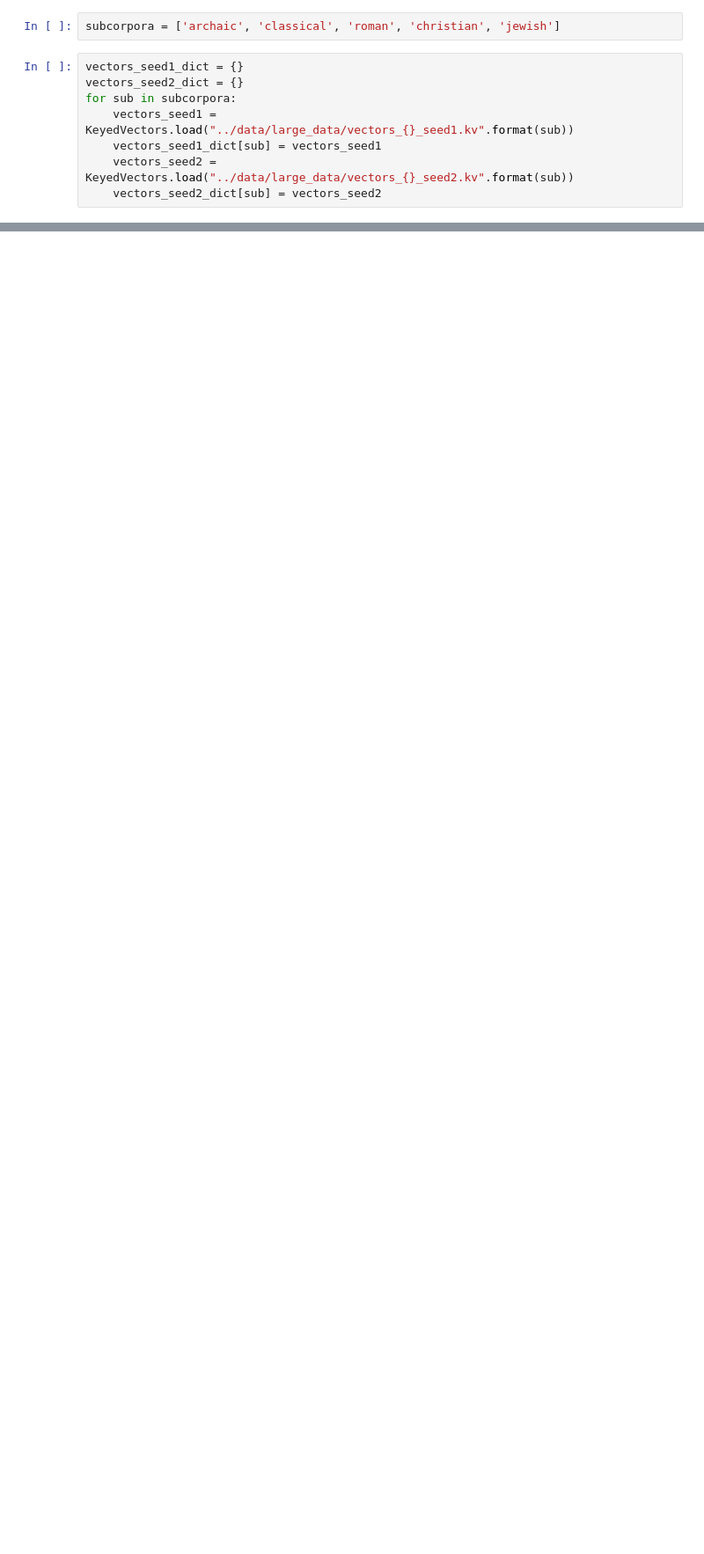
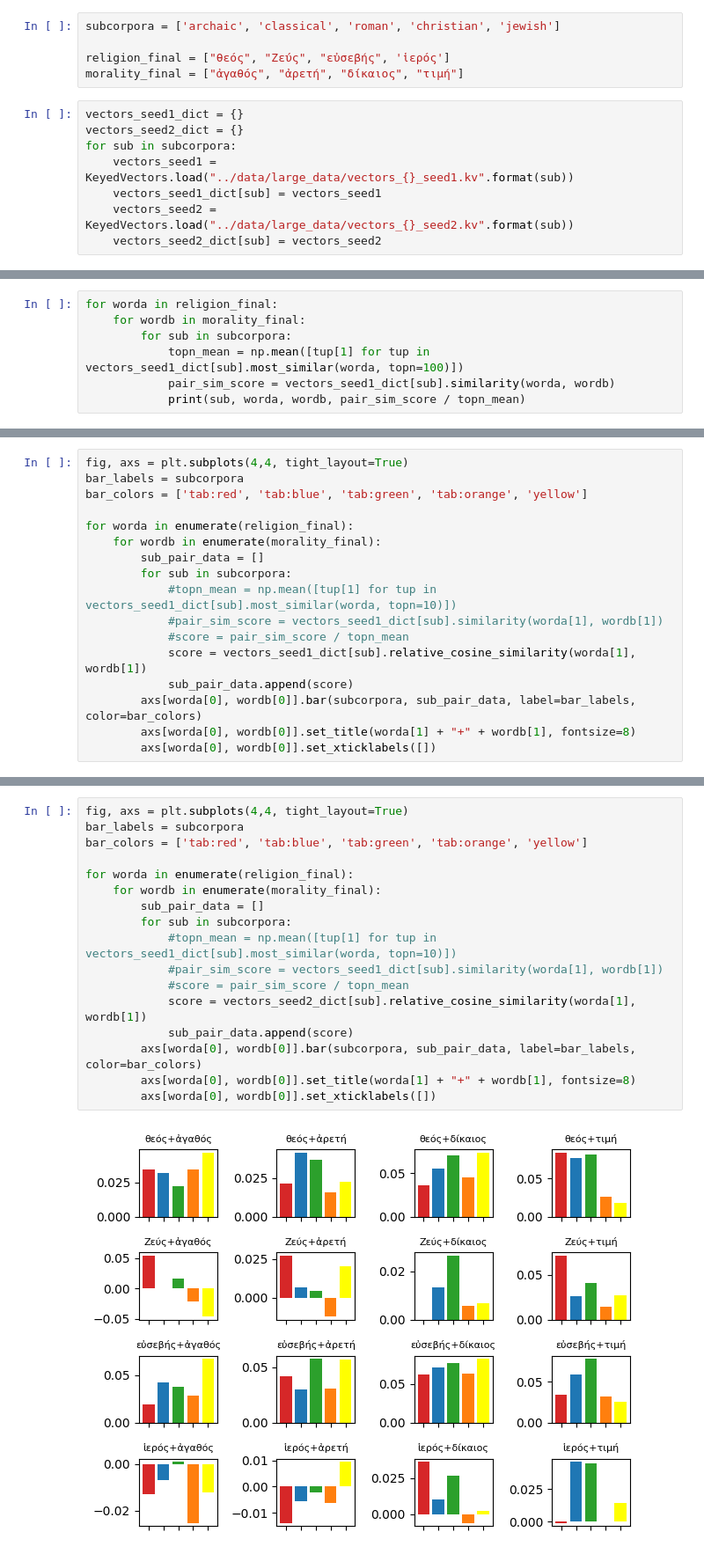
Before and after one commit to kasev/theos, a Jupyter notebook: scripts/4_embedding-analyses.ipynb, the cells around one changed output, grey strips where cells are left out. Shown at 88% size. Drawn from its saved outputs; the diff is of its cells as text; blank space fills up the shorter version.

Commit message:
first vector explorations; new model parametrization in progress

```diff
--- a/scripts/4_embedding-analyses.ipynb
+++ b/scripts/4_embedding-analyses.ipynb
@@ -3,5 +6,8 @@ from gensim.models import KeyedVectors
 # %%
 subcorpora = ['archaic', 'classical', 'roman', 'christian', 'jewish']
+
+religion_final = ["θεός", "Ζεύς", "εὐσεβής", 'ἱερός']
+morality_final = ["ἀγαθός", "ἀρετή", "δίκαιος", "τιμή"]
 # %%
 vectors_seed1_dict = {}
 vectors_seed2_dict = {}
@@ -32,0 +111,7 @@ array([ 5.47457278e-01, -5.95615149e-01, -3.66489857e-01, -5.23532331e-01,
+# %%
+for worda in religion_final:
+    for wordb in morality_final:
+        for sub in subcorpora:
+            topn_mean = np.mean([tup[1] for tup in vectors_seed1_dict[sub].most_similar(worda, topn=100)])
+            pair_sim_score = vectors_seed1_dict[sub].similarity(worda, wordb)
+            print(sub, worda, wordb, pair_sim_score / topn_mean)
@@ -32,0 +136,17 @@ array([ 5.47457278e-01, -5.95615149e-01, -3.66489857e-01, -5.23532331e-01,
+# %%
+fig, axs = plt.subplots(4,4, tight_layout=True)
+bar_labels = subcorpora
+bar_colors = ['tab:red', 'tab:blue', 'tab:green', 'tab:orange', 'yellow']
+
+for worda in enumerate(religion_final):
+    for wordb in enumerate(morality_final):
+        sub_pair_data = []
+        for sub in subcorpora:
+            #topn_mean = np.mean([tup[1] for tup in vectors_seed1_dict[sub].most_similar(worda, topn=10)])
+            #pair_sim_score = vectors_seed1_dict[sub].similarity(worda[1], wordb[1])
+            #score = pair_sim_score / topn_mean
+            score = vectors_seed1_dict[sub].relative_cosine_similarity(worda[1], wordb[1])
+            sub_pair_data.append(score)
+        axs[worda[0], wordb[0]].bar(subcorpora, sub_pair_data, label=bar_labels, color=bar_colors)
+        axs[worda[0], wordb[0]].set_title(worda[1] + "+" + wordb[1], fontsize=8)
+        axs[worda[0], wordb[0]].set_xticklabels([])
@@ -32,0 +155,19 @@ array([ 5.47457278e-01, -5.95615149e-01, -3.66489857e-01, -5.23532331e-01,
+# %%
+fig, axs = plt.subplots(4,4, tight_layout=True)
+bar_labels = subcorpora
+bar_colors = ['tab:red', 'tab:blue', 'tab:green', 'tab:orange', 'yellow']
+
+for worda in enumerate(religion_final):
+    for wordb in enumerate(morality_final):
+        sub_pair_data = []
+        for sub in subcorpora:
+            #topn_mean = np.mean([tup[1] for tup in vectors_seed1_dict[sub].most_similar(worda, topn=10)])
+            #pair_sim_score = vectors_seed1_dict[sub].similarity(worda[1], wordb[1])
+            #score = pair_sim_score / topn_mean
+            score = vectors_seed2_dict[sub].relative_cosine_similarity(worda[1], wordb[1])
+            sub_pair_data.append(score)
+        axs[worda[0], wordb[0]].bar(subcorpora, sub_pair_data, label=bar_labels, color=bar_colors)
+        axs[worda[0], wordb[0]].set_title(worda[1] + "+" + wordb[1], fontsize=8)
+        axs[worda[0], wordb[0]].set_xticklabels([])
+# %% [output]
+[figure, added]
```
Also changed, not shown: parts of 16 cells of this notebook, 3 other files.
